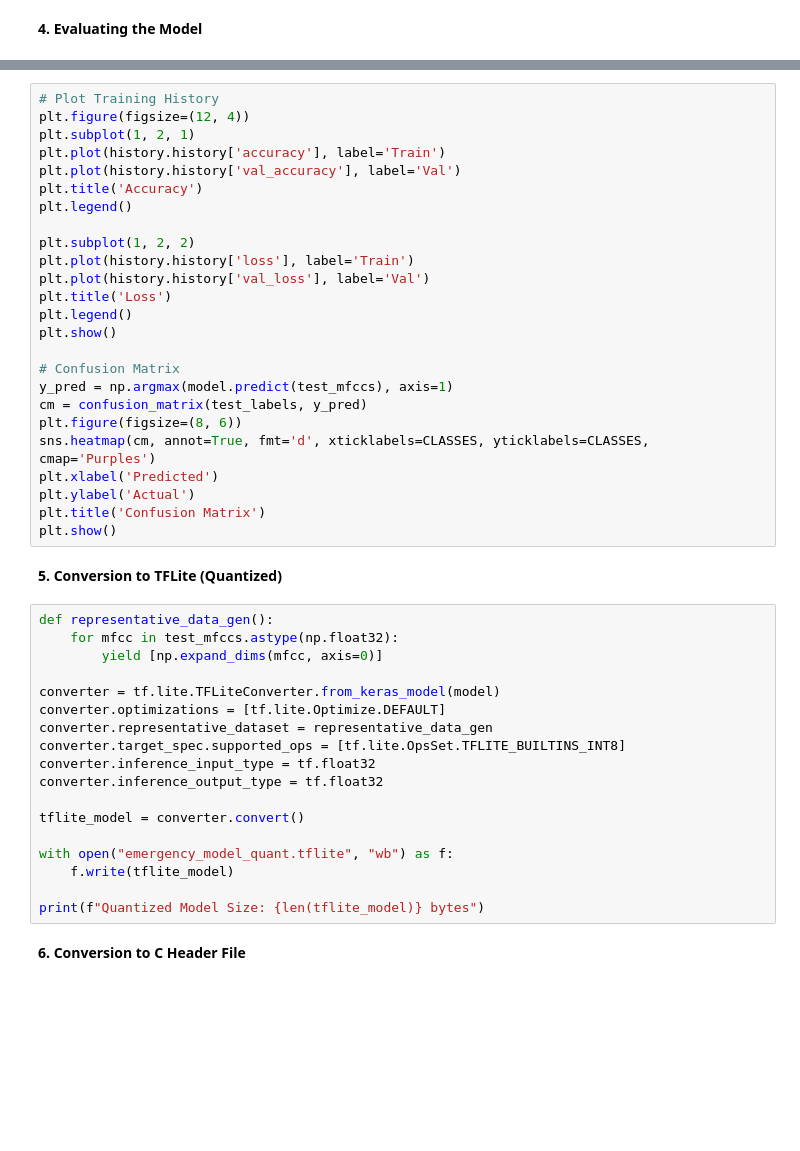
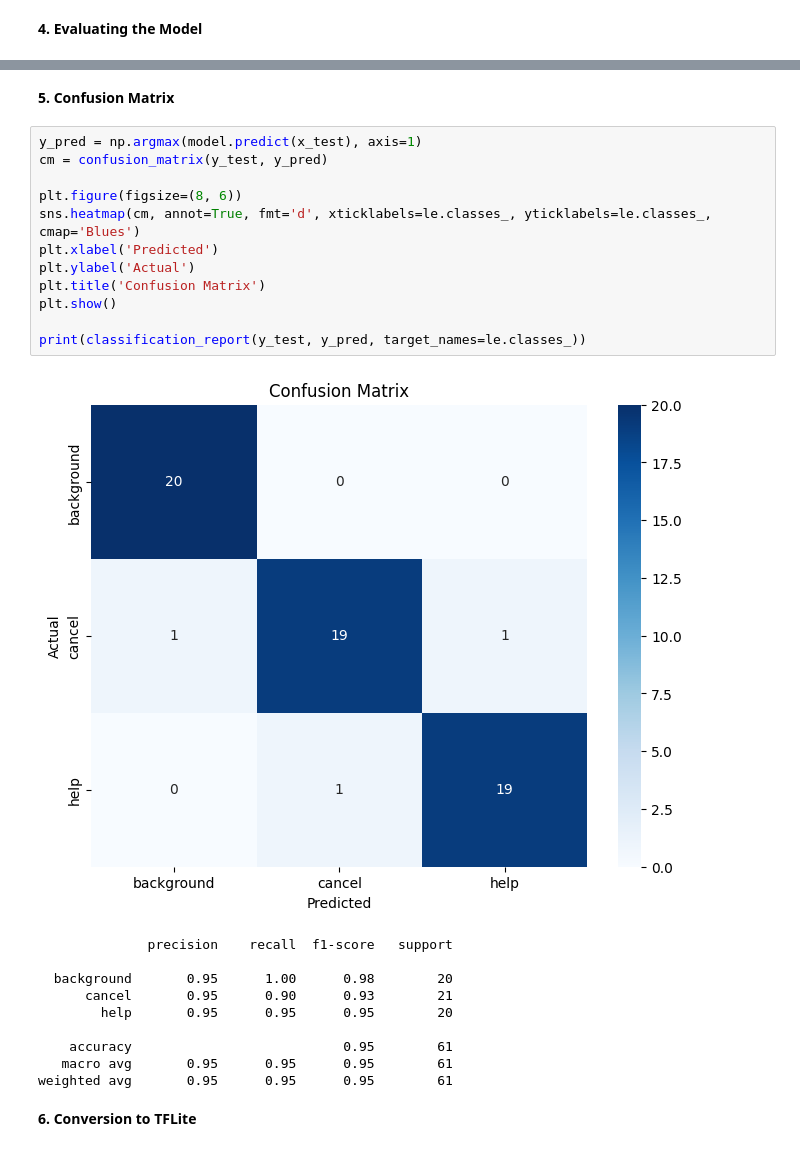
Before and after one commit to J0knee10/Embedded-Systems, a Jupyter notebook: TinyML_SC4172/Project/train_emergency_model.ipynb, the cells around one changed output, grey strips where cells are left out. Saved outputs shown, nothing was run; the diff lists cells and outputs as text; blank space fills up the shorter version.

```diff
--- a/TinyML_SC4172/Project/train_emergency_model.ipynb
+++ b/TinyML_SC4172/Project/train_emergency_model.ipynb
@@ -207,47 +235,27 @@ history = model.fit(
+# %% [markdown]
+**5. Confusion Matrix**
 # %%
-# Plot Training History
-plt.figure(figsize=(12, 4))
-plt.subplot(1, 2, 1)
-plt.plot(history.history['accuracy'], label='Train')
-plt.plot(history.history['val_accuracy'], label='Val')
-plt.title('Accuracy')
-plt.legend()
+y_pred = np.argmax(model.predict(x_test), axis=1)
+cm = confusion_matrix(y_test, y_pred)
 
-plt.subplot(1, 2, 2)
-plt.plot(history.history['loss'], label='Train')
-plt.plot(history.history['val_loss'], label='Val')
-plt.title('Loss')
-plt.legend()
-plt.show()
-
-# Confusion Matrix
-y_pred = np.argmax(model.predict(test_mfccs), axis=1)
-cm = confusion_matrix(test_labels, y_pred)
 plt.figure(figsize=(8, 6))
-sns.heatmap(cm, annot=True, fmt='d', xticklabels=CLASSES, yticklabels=CLASSES, cmap='Purples')
+sns.heatmap(cm, annot=True, fmt='d', xticklabels=le.classes_, yticklabels=le.classes_, cmap='Blues')
 plt.xlabel('Predicted')
 plt.ylabel('Actual')
 plt.title('Confusion Matrix')
 plt.show()
+
+print(classification_report(y_test, y_pred, target_names=le.classes_))
+# %% [output]
+[figure, added]
+              precision    recall  f1-score   support
+
+  background       0.95      1.00      0.98        20
+      cancel       0.95      0.90      0.93        21
+        help       0.95      0.95      0.95        20
+
+    accuracy                           0.95        61
+   macro avg       0.95      0.95      0.95        61
+weighted avg       0.95      0.95      0.95        61
 # %% [markdown]
-**5. Conversion to TFLite (Quantized)**
+**6. Conversion to TFLite**
-# %%
-def representative_data_gen():
-    for mfcc in test_mfccs.astype(np.float32):
-        yield [np.expand_dims(mfcc, axis=0)]
-
-converter = tf.lite.TFLiteConverter.from_keras_model(model)
-converter.optimizations = [tf.lite.Optimize.DEFAULT]
-converter.representative_dataset = representative_data_gen
-converter.target_spec.supported_ops = [tf.lite.OpsSet.TFLITE_BUILTINS_INT8]
-converter.inference_input_type = tf.float32
-converter.inference_output_type = tf.float32
-
-tflite_model = converter.convert()
-
-with open("emergency_model_quant.tflite", "wb") as f:
-    f.write(tflite_model)
-
-print(f"Quantized Model Size: {len(tflite_model)} bytes")
-# %% [markdown]
-**6. Conversion to C Header File**
```
Also changed, not shown: parts of 12 cells of this notebook, 14 other files.
